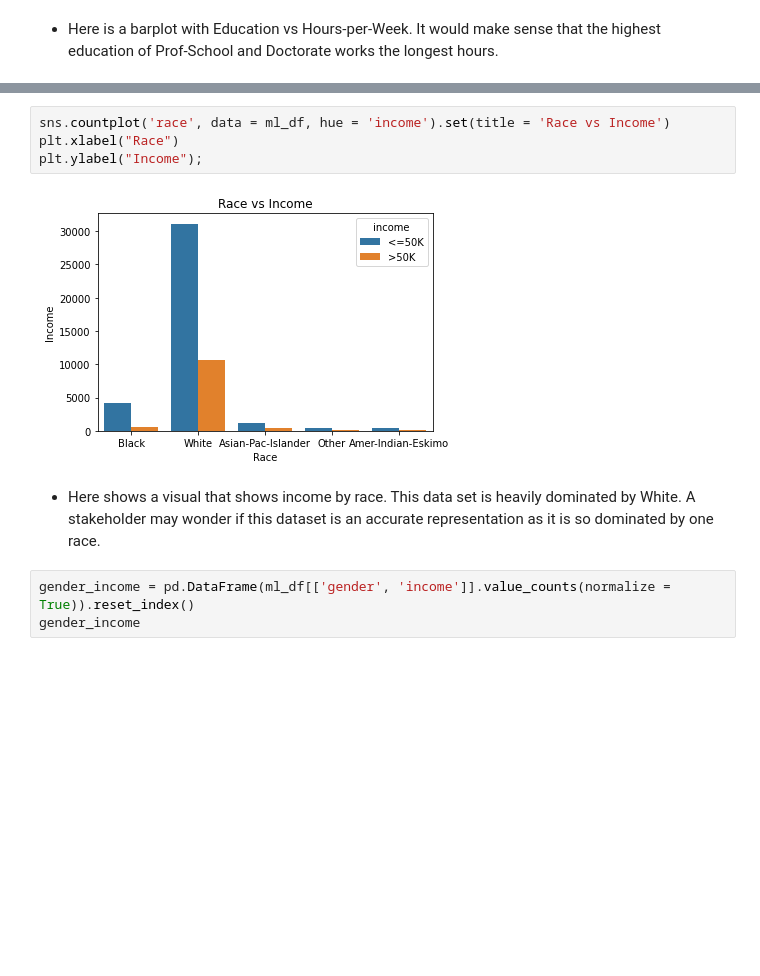
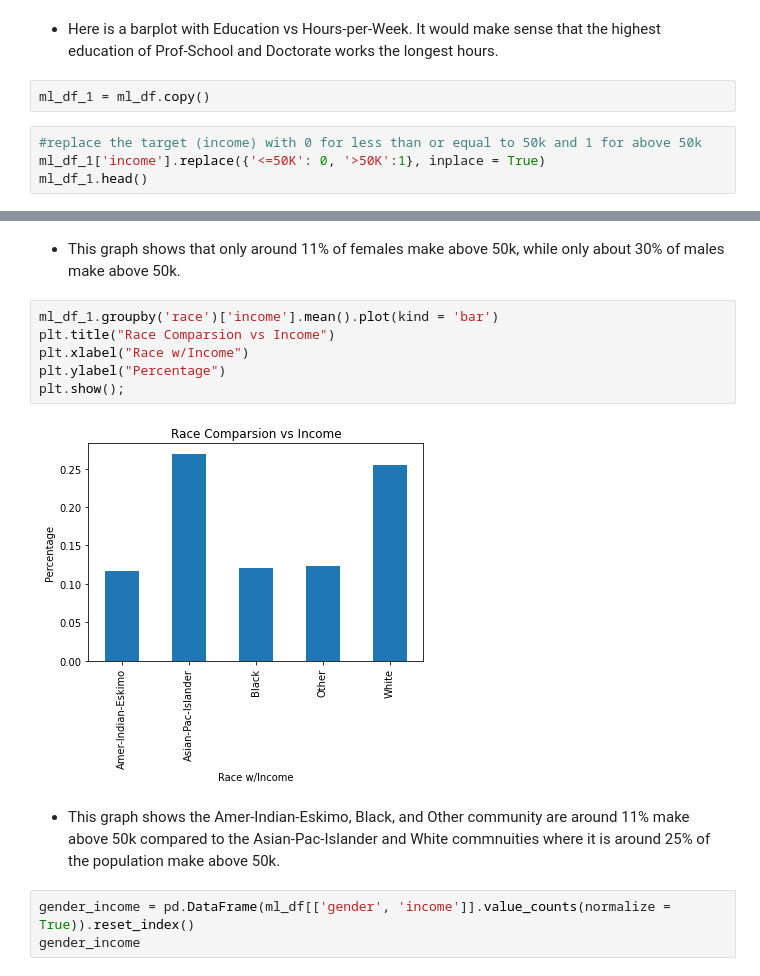
Before and after one commit to mkwak92/AdultIncome, a Jupyter notebook: Adult_Income.ipynb, the cells around one changed output, grey strips where cells are left out. Drawn from its saved outputs; the diff is of its cells as text; blank space fills up the shorter version.

```diff
--- a/Adult_Income.ipynb
+++ b/Adult_Income.ipynb
@@ -433,3 +433,9 @@ plt.ylabel("Education");
 [figure]
 # %% [markdown]
 - Here is a barplot with Education vs Hours-per-Week. It would make sense that the highest education of Prof-School and Doctorate works the longest hours.
+# %%
+ml_df_1 = ml_df.copy()
+# %%
+#replace the target (income) with 0 for less than or equal to 50k and 1 for above 50k
+ml_df_1['income'].replace({'<=50K': 0, '>50K':1}, inplace = True)
+ml_df_1.head()
@@ -436,11 +482,15 @@ plt.ylabel("Education");
+# %% [markdown]
+- This graph shows that only around 11% of females make above 50k, while only about 30% of males make above 50k.
 # %%
-sns.countplot('race', data = ml_df, hue = 'income').set(title = 'Race vs Income')
-plt.xlabel("Race")
-plt.ylabel("Income");
+ml_df_1.groupby('race')['income'].mean().plot(kind = 'bar')
+plt.title("Race Comparsion vs Income")
+plt.xlabel("Race w/Income")
+plt.ylabel("Percentage")
+plt.show();
 # %% [output]
-[figure, old version]
+[figure, new version]
-# %% [markdown]
-- Here shows a visual that shows income by race. This data set is heavily dominated by White. A stakeholder may wonder if this dataset is an accurate representation as it is so dominated by one race.
+# %% [markdown]
+- This graph shows the Amer-Indian-Eskimo, Black, and Other community are around 11% make above 50k compared to the Asian-Pac-Islander and White commnuities where it is around 25% of the population make above 50k.
 # %%
 gender_income = pd.DataFrame(ml_df[['gender', 'income']].value_counts(normalize = True)).reset_index()
 gender_income
```
Also changed, not shown: parts of 45 cells of this notebook.
